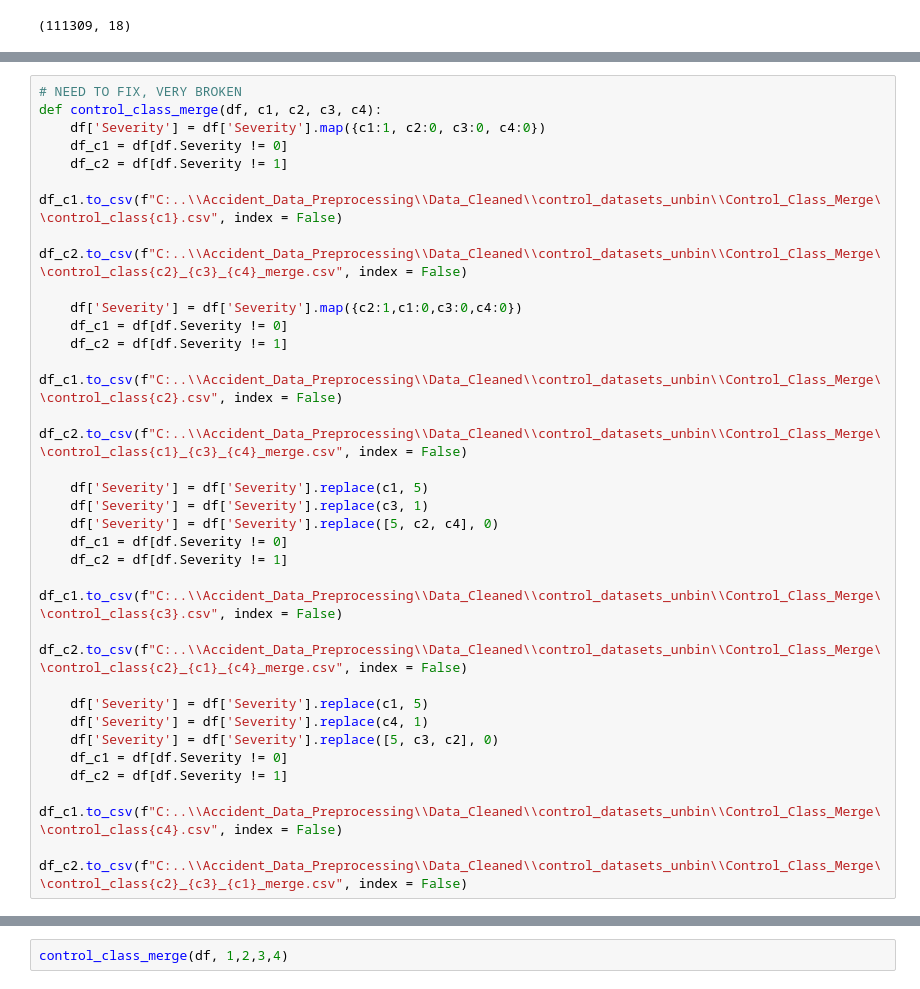
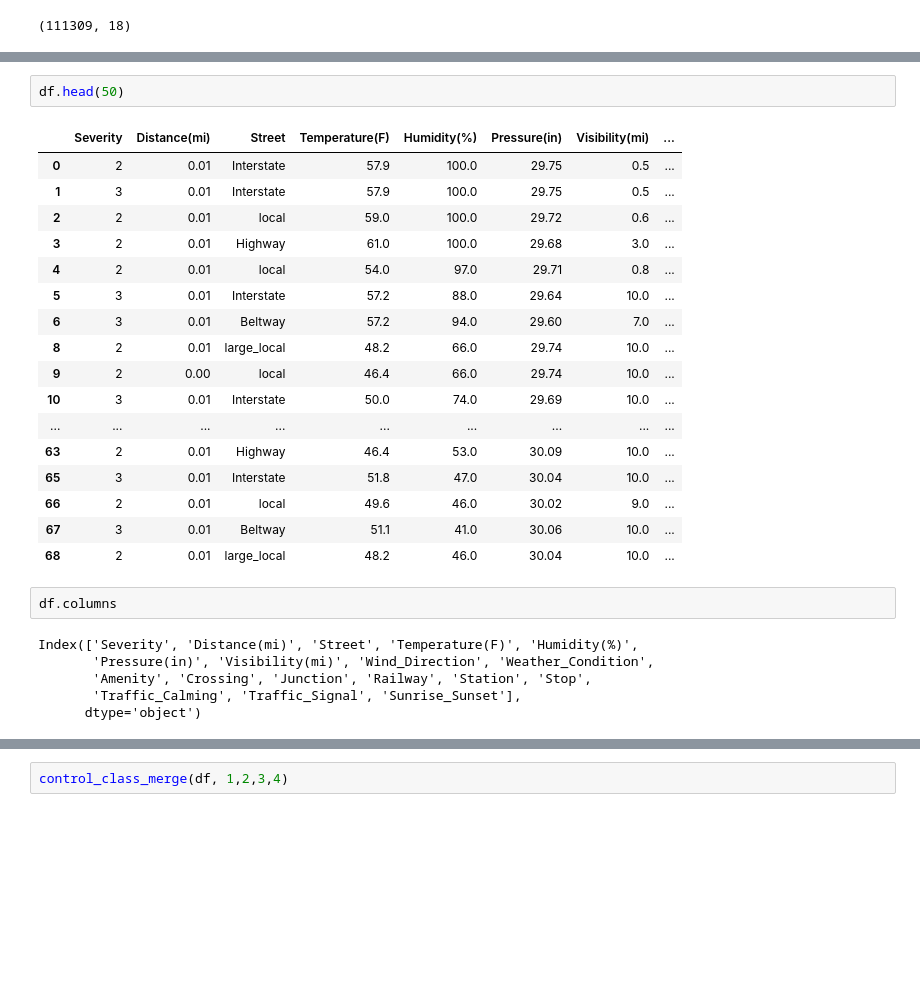
Before and after one commit to fenrirbatdorf/Accident_Data_Preprocessing, a Jupyter notebook: Dr_Olsen_Control_Preprocess.ipynb, the cells around one changed output, grey strips where cells are left out. Saved outputs shown, nothing was run; the diff lists cells and outputs as text; blank space fills up the shorter version.

```diff
--- a/Dr_Olsen_Control_Preprocess.ipynb
+++ b/Dr_Olsen_Control_Preprocess.ipynb
@@ -487,30 +431,28 @@ Index(['Severity', 'Distance(mi)', 'Temperature(F)', 'Humidity(%)',
-# %%
-# NEED TO FIX, VERY BROKEN
-def control_class_merge(df, c1, c2, c3, c4):
-    df['Severity'] = df['Severity'].map({c1:1, c2:0, c3:0, c4:0})
-    df_c1 = df[df.Severity != 0]
-    df_c2 = df[df.Severity != 1]
-    df_c1.to_csv(f"C:..\\Accident_Data_Preprocessing\\Data_Cleaned\\control_datasets_unbin\\Control_Class_Merge\\control_class{c1}.csv", index = False)
-    df_c2.to_csv(f"C:..\\Accident_Data_Preprocessing\\Data_Cleaned\\control_datasets_unbin\\Control_Class_Merge\\control_class{c2}_{c3}_{c4}_merge.csv", index = False)
-
-    df['Severity'] = df['Severity'].map({c2:1,c1:0,c3:0,c4:0})
-    df_c1 = df[df.Severity != 0]
-    df_c2 = df[df.Severity != 1]
-    df_c1.to_csv(f"C:..\\Accident_Data_Preprocessing\\Data_Cleaned\\control_datasets_unbin\\Control_Class_Merge\\control_class{c2}.csv", index = False)
-    df_c2.to_csv(f"C:..\\Accident_Data_Preprocessing\\Data_Cleaned\\control_datasets_unbin\\Control_Class_Merge\\control_class{c1}_{c3}_{c4}_merge.csv", index = False)
-
-    df['Severity'] = df['Severity'].replace(c1, 5)
-    df['Severity'] = df['Severity'].replace(c3, 1)
-    df['Severity'] = df['Severity'].replace([5, c2, c4], 0)
-    df_c1 = df[df.Severity != 0]
-    df_c2 = df[df.Severity != 1]
-    df_c1.to_csv(f"C:..\\Accident_Data_Preprocessing\\Data_Cleaned\\control_datasets_unbin\\Control_Class_Merge\\control_class{c3}.csv", index = False)
-    df_c2.to_csv(f"C:..\\Accident_Data_Preprocessing\\Data_Cleaned\\control_datasets_unbin\\Control_Class_Merge\\control_class{c2}_{c1}_{c4}_merge.csv", index = False)
-
-    df['Severity'] = df['Severity'].replace(c1, 5)
-    df['Severity'] = df['Severity'].replace(c4, 1)
-    df['Severity'] = df['Severity'].replace([5, c3, c2], 0)
-    df_c1 = df[df.Severity != 0]
-    df_c2 = df[df.Severity != 1]
-    df_c1.to_csv(f"C:..\\Accident_Data_Preprocessing\\Data_Cleaned\\control_datasets_unbin\\Control_Class_Merge\\control_class{c4}.csv", index = False)
-    df_c2.to_csv(f"C:..\\Accident_Data_Preprocessing\\Data_Cleaned\\control_datasets_unbin\\Control_Class_Merge\\control_class{c2}_{c3}_{c1}_merge.csv", index = False)
+# %%
+df.head(50)
+# %% [output]
+|  | Severity | Distance(mi) | Street | Temperature(F) | Humidity(%) | Pressure(in) | Visibility(mi) | ... |
+| 0 | 2 | 0.01 | Interstate | 57.9 | 100.0 | 29.75 | 0.5 | ... |
+| 1 | 3 | 0.01 | Interstate | 57.9 | 100.0 | 29.75 | 0.5 | ... |
+| 2 | 2 | 0.01 | local | 59.0 | 100.0 | 29.72 | 0.6 | ... |
+| 3 | 2 | 0.01 | Highway | 61.0 | 100.0 | 29.68 | 3.0 | ... |
+| 4 | 2 | 0.01 | local | 54.0 | 97.0 | 29.71 | 0.8 | ... |
+| 5 | 3 | 0.01 | Interstate | 57.2 | 88.0 | 29.64 | 10.0 | ... |
+| 6 | 3 | 0.01 | Beltway | 57.2 | 94.0 | 29.60 | 7.0 | ... |
+| 8 | 2 | 0.01 | large_local | 48.2 | 66.0 | 29.74 | 10.0 | ... |
+| 9 | 2 | 0.00 | local | 46.4 | 66.0 | 29.74 | 10.0 | ... |
+| 10 | 3 | 0.01 | Interstate | 50.0 | 74.0 | 29.69 | 10.0 | ... |
+| ... | ... | ... | ... | ... | ... | ... | ... | ... |
+| 63 | 2 | 0.01 | Highway | 46.4 | 53.0 | 30.09 | 10.0 | ... |
+| 65 | 3 | 0.01 | Interstate | 51.8 | 47.0 | 30.04 | 10.0 | ... |
+| 66 | 2 | 0.01 | local | 49.6 | 46.0 | 30.02 | 9.0 | ... |
+| 67 | 3 | 0.01 | Beltway | 51.1 | 41.0 | 30.06 | 10.0 | ... |
+| 68 | 2 | 0.01 | large_local | 48.2 | 46.0 | 30.04 | 10.0 | ... |
+# %%
+df.columns
+# %% [output]
+Index(['Severity', 'Distance(mi)', 'Street', 'Temperature(F)', 'Humidity(%)',
+       'Pressure(in)', 'Visibility(mi)', 'Wind_Direction', 'Weather_Condition',
+       'Amenity', 'Crossing', 'Junction', 'Railway', 'Station', 'Stop',
+       'Traffic_Calming', 'Traffic_Signal', 'Sunrise_Sunset'],
+      dtype='object')
```
Also changed, not shown: parts of 9 cells of this notebook, 1 other file.
